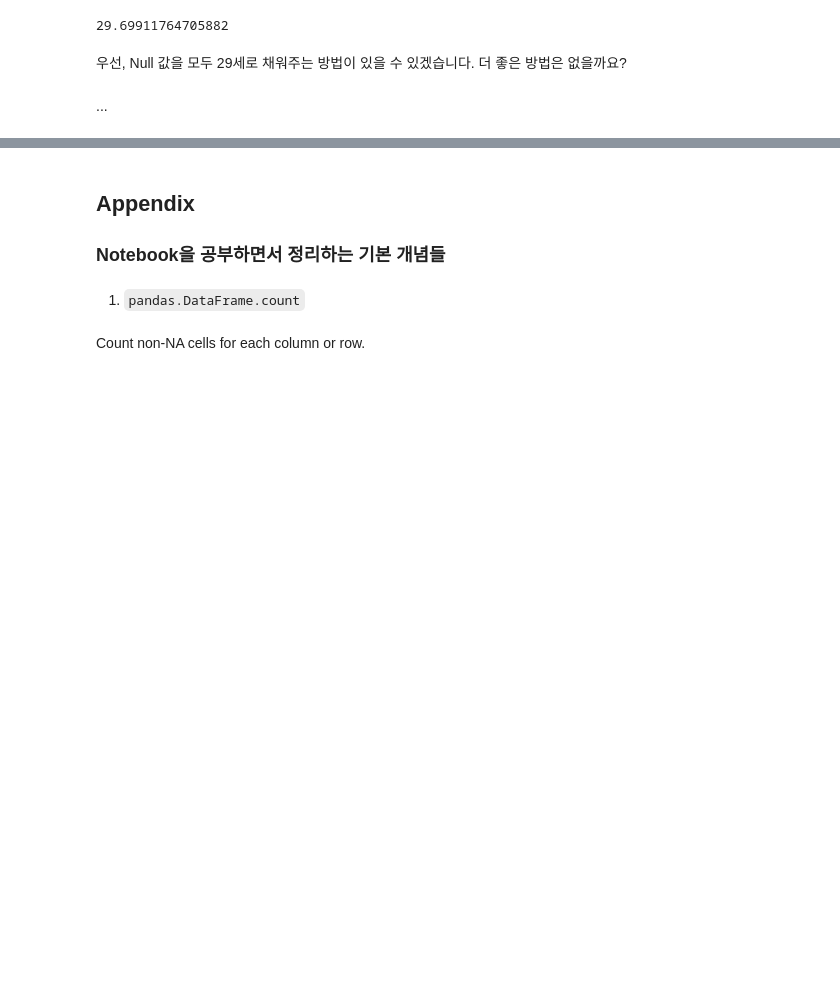
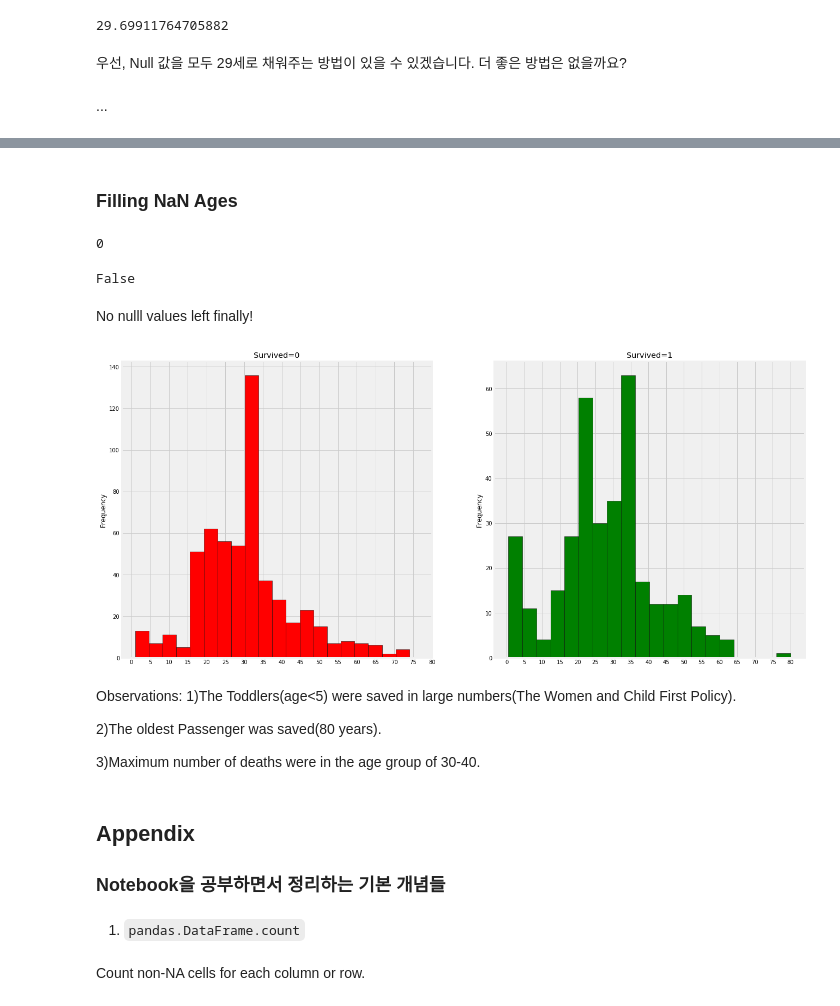
Before and after one commit to Steve-YJ/Explore-Kaggle, a Jupyter notebook: 01. Titanic/01. Kaggle-Titanic.ipynb, the cells around one changed output, grey strips where cells are left out. Saved outputs shown, nothing was run; the diff lists cells and outputs as text; code cells hidden in the pictures; blank space fills up the shorter version.

```diff
--- a/01. Titanic/01. Kaggle-Titanic.ipynb
+++ b/01. Titanic/01. Kaggle-Titanic.ipynb
@@ -391,0 +396,2 @@ Mr, Mrs, ...
+# %%
+data['Initial'] = 0
@@ -391,0 +415,3 @@ Mr, Mrs, ...
+# %%
+for i in data:
+    data['Initial'] = data.Name.str.extract('([A-Za-z]+)\.') # lets extract the Salutations
@@ -391,0 +443,2 @@ Mr, Mrs, ...
+# %%
+data['Initial'].replace(['Mlle', 'Mme', 'Ms', 'Dr', 'Major', 'Lady', 'Countess', 'Jonkheer', 'Col', 'Rev', 'Capt', 'Sir', 'Don'],['Miss', 'Miss', 'Miss', 'Mr', 'Mr', 'Mrs', 'Mrs', 'Other', 'Other', 'Other', 'Mr', 'Mr', 'Mr'], inplace=True)
@@ -391,0 +462,42 @@ Mr, Mrs, ...
+# %% [markdown]
+### Filling NaN Ages
+# %%
+## Assignming the NaN Values with the Ceil values of the mean ages
+
+# df.loc[행 인덱싱값, 열 인덱싱값]
+
+data.loc[(data.Age.isnull()) & (data.Initial=='Mr'), 'Age'] = 33
+data.loc[(data.Age.isnull()) & (data.Initial=='Mrs'), 'Age'] = 36
+data.loc[(data.Age.isnull()) & (data.Initial=='Master'), 'Age'] = 5
+data.loc[(data.Age.isnull())&(data.Initial=='Miss'),'Age']=22
+data.loc[(data.Age.isnull())&(data.Initial=='Other'),'Age']=46
+# %%
+data.Age.isnull().sum()
+# %% [output]
+0
+# %%
+data.Age.isnull().any()
+# %% [output]
+False
+# %% [markdown]
+No nulll values left finally!
+# %%
+f, ax = plt.subplots(1, 2, figsize=(20, 10))
+data[data['Survived']==0].Age.plot.hist(ax=ax[0], bins=20, edgecolor='black', color='red')
+ax[0].set_title('Survived=0')
+x1=list(range(0, 85, 5))
+ax[0].set_xticks(x1)
+data[data['Survived']==1].Age.plot.hist(ax=ax[1], bins=20, edgecolor='black', color='green')
+ax[1].set_title('Survived=1')
+x2=list(range(0, 85, 5))
+ax[1].set_xticks(x2)
+plt.show()
+# %% [output]
+[figure, added]
+# %% [markdown]
+Observations:
+1)The Toddlers(age<5) were saved in large numbers(The Women and Child First Policy).
+
+2)The oldest Passenger was saved(80 years).
+
+3)Maximum number of deaths were in the age group of 30-40.
```
Also changed, not shown: parts of 15 cells of this notebook.
